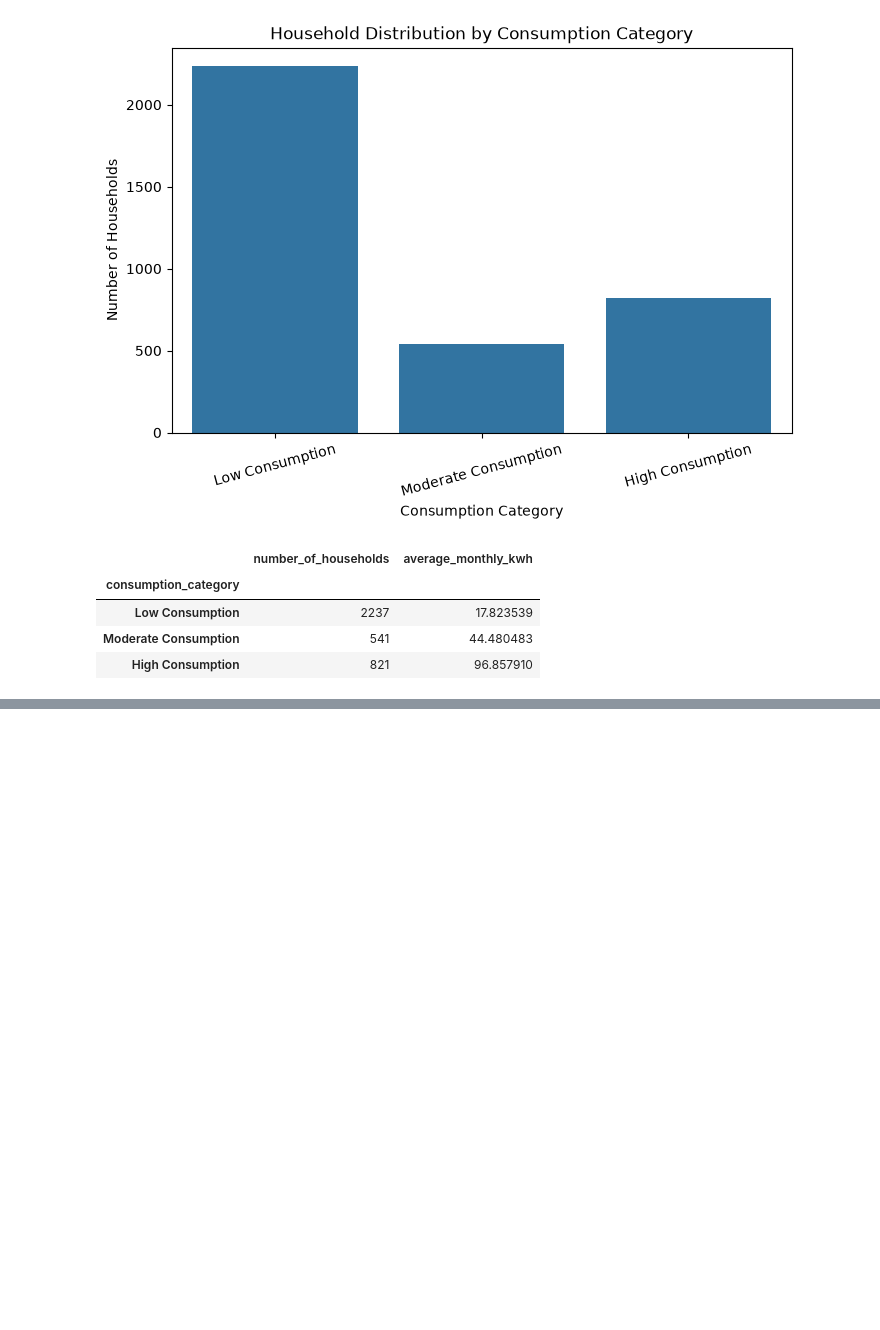
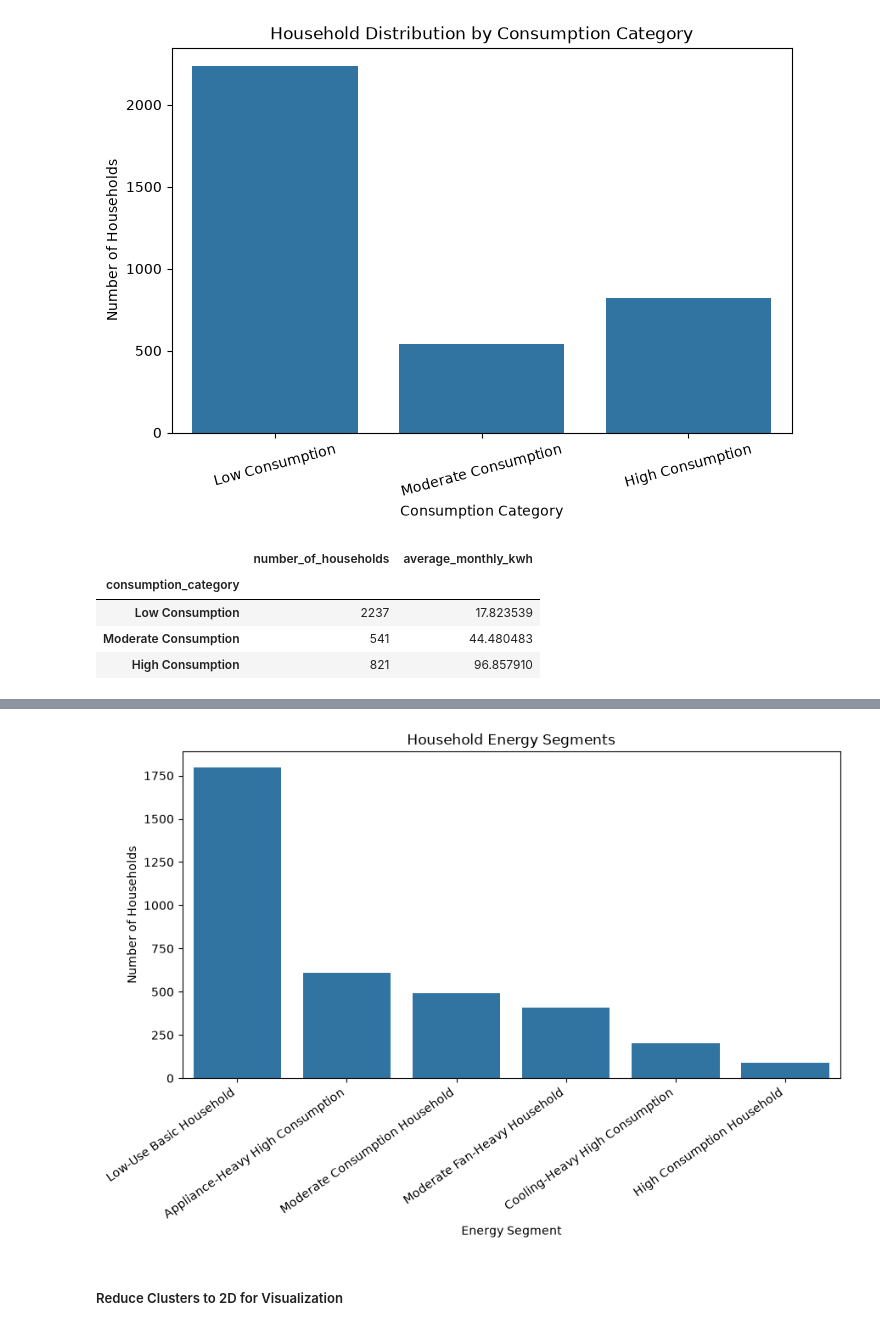
Before and after one commit to Paddyrey/TechCrush-Capstone-Group-11-Project, a Jupyter notebook: notebooks/Model_Test_Train.ipynb, the cells around one changed output, grey strips where cells are left out. Drawn from its saved outputs; the diff is of its cells as text; code cells hidden in the pictures; blank space fills up the shorter version.

```diff
--- a/notebooks/Model_Test_Train.ipynb
+++ b/notebooks/Model_Test_Train.ipynb
@@ -715,0 +1015,22 @@ category_summary
+# %%
+# Energy Segment Count Plot
+
+plt.figure(figsize=(10, 5))
+
+sns.countplot(
+    data=energy_df,
+    x='energy_segment',
+    order=energy_df['energy_segment'].value_counts().index
+)
+
+plt.title("Household Energy Segments")
+plt.xlabel("Energy Segment")
+plt.ylabel("Number of Households")
+
+plt.xticks(rotation=35, ha='right')
+
+plt.show()
+# %% [output]
+[figure, added]
+# %% [markdown]
+##### Reduce Clusters to 2D for Visualization
```
Also changed, not shown: parts of 55 cells of this notebook.
